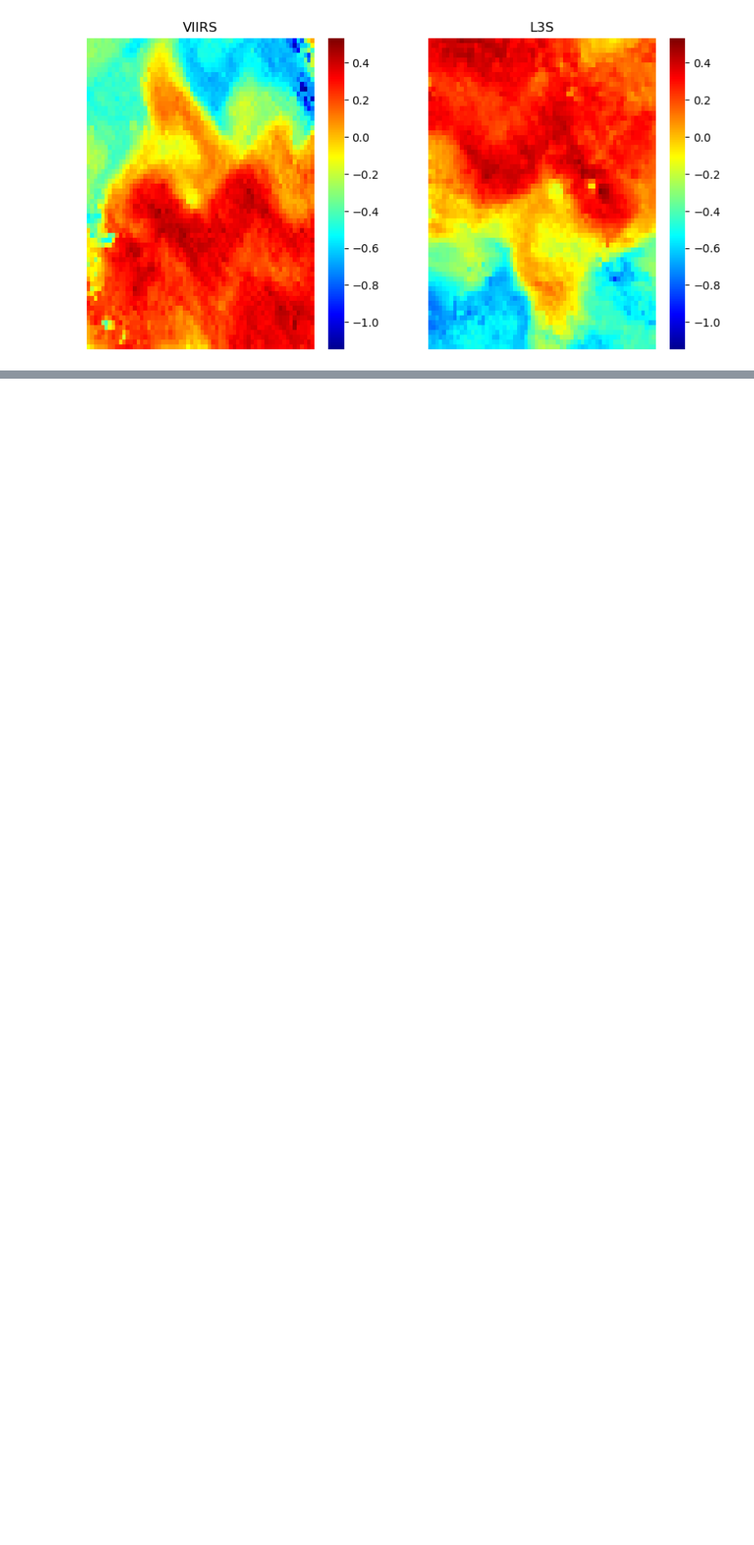
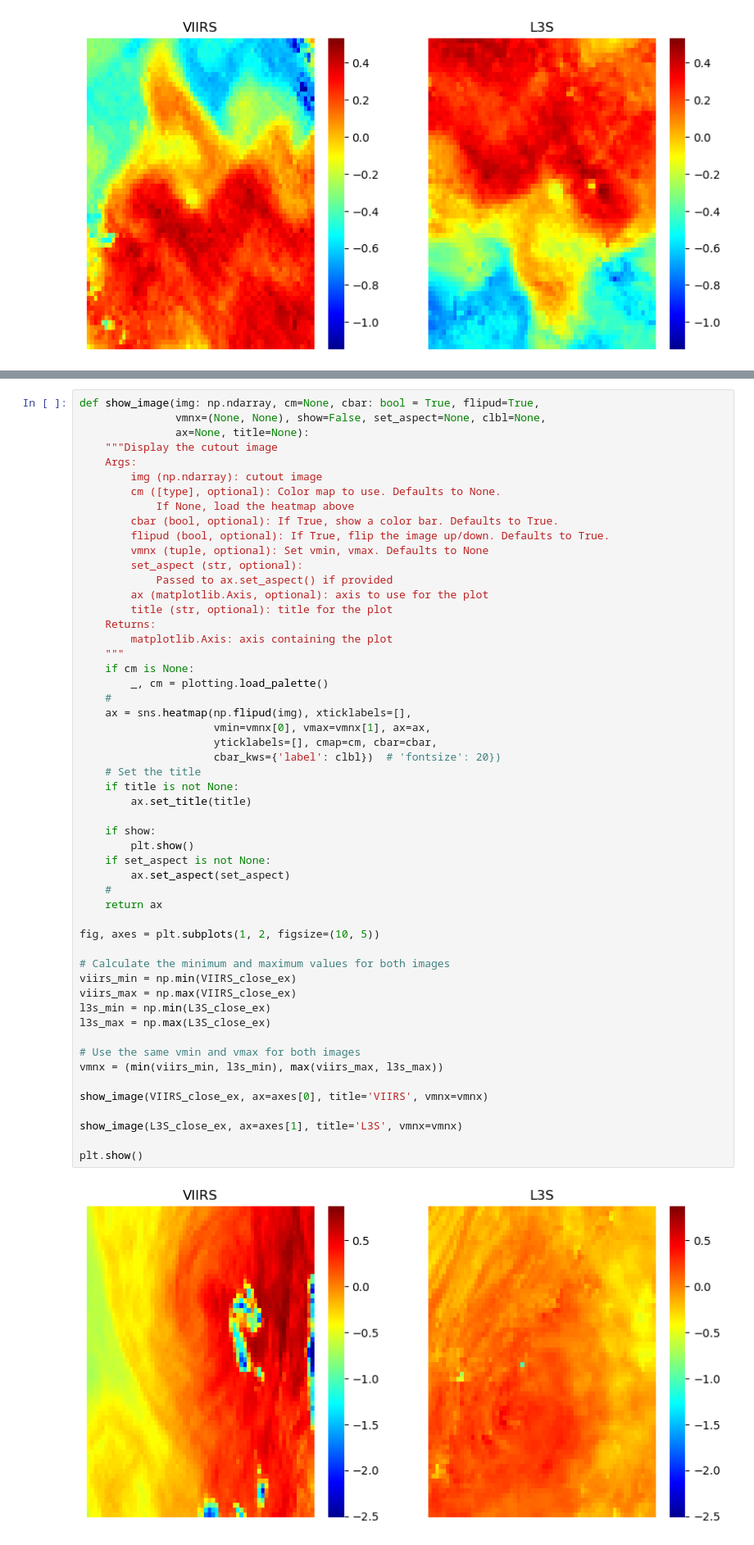
Before and after one commit to AI-for-Ocean-Science/ulmo, a Jupyter notebook: ulmo/sst_l3s/s3_images.ipynb, the cells around one changed output, grey strips where cells are left out. Shown at 82% size. Cells and saved outputs as stored; diff of their text form; blank space fills up the shorter version.

Commit message:
new plots

```diff
--- a/ulmo/sst_l3s/s3_images.ipynb
+++ b/ulmo/sst_l3s/s3_images.ipynb
@@ -246,0 +281,55 @@ plt.show()
+# %%
+def show_image(img: np.ndarray, cm=None, cbar: bool = True, flipud=True,
+               vmnx=(None, None), show=False, set_aspect=None, clbl=None,
+               ax=None, title=None):
+    """Display the cutout image
+    Args:
+        img (np.ndarray): cutout image
+        cm ([type], optional): Color map to use. Defaults to None.
+            If None, load the heatmap above
+        cbar (bool, optional): If True, show a color bar. Defaults to True.
+        flipud (bool, optional): If True, flip the image up/down. Defaults to True.
+        vmnx (tuple, optional): Set vmin, vmax. Defaults to None
+        set_aspect (str, optional):
+            Passed to ax.set_aspect() if provided
+        ax (matplotlib.Axis, optional): axis to use for the plot
+        title (str, optional): title for the plot
+    Returns:
+        matplotlib.Axis: axis containing the plot
+    """
+    if cm is None:
+        _, cm = plotting.load_palette()
+    #
+    ax = sns.heatmap(np.flipud(img), xticklabels=[],
+                     vmin=vmnx[0], vmax=vmnx[1], ax=ax,
+                     yticklabels=[], cmap=cm, cbar=cbar,
+                     cbar_kws={'label': clbl})  # 'fontsize': 20})
+    # Set the title
+    if title is not None:
+        ax.set_title(title)
+
+    if show:
+        plt.show()
+    if set_aspect is not None:
+        ax.set_aspect(set_aspect)
+    #
+    return ax
+
+fig, axes = plt.subplots(1, 2, figsize=(10, 5))
+
+# Calculate the minimum and maximum values for both images
+viirs_min = np.min(VIIRS_close_ex)
+viirs_max = np.max(VIIRS_close_ex)
+l3s_min = np.min(L3S_close_ex)
+l3s_max = np.max(L3S_close_ex)
+
+# Use the same vmin and vmax for both images
+vmnx = (min(viirs_min, l3s_min), max(viirs_max, l3s_max))
+
+show_image(VIIRS_close_ex, ax=axes[0], title='VIIRS', vmnx=vmnx)
+
+show_image(L3S_close_ex, ax=axes[1], title='L3S', vmnx=vmnx)
+
+plt.show()
+# %% [output]
+[figure, added]
```
Also changed, not shown: parts of 3 cells of this notebook.
